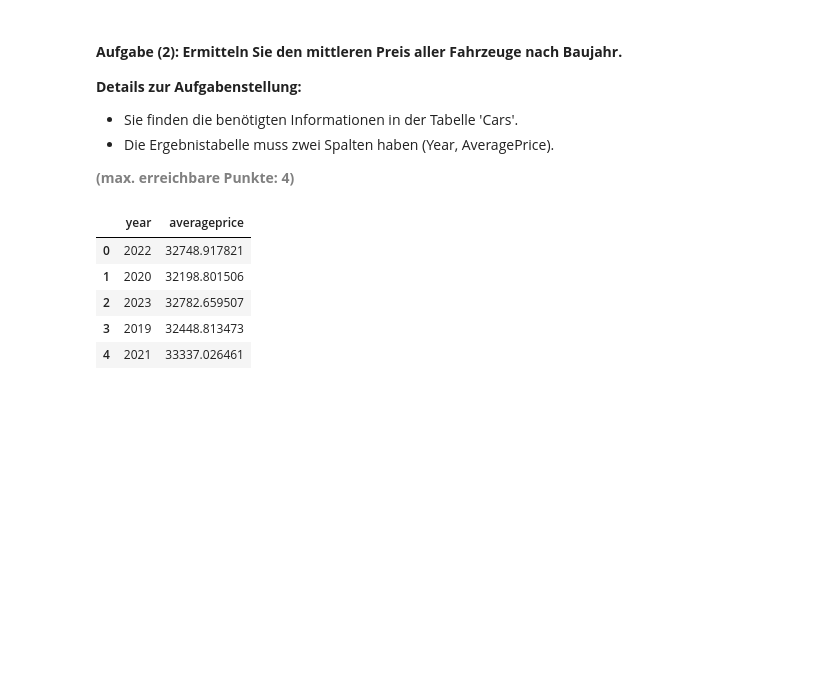
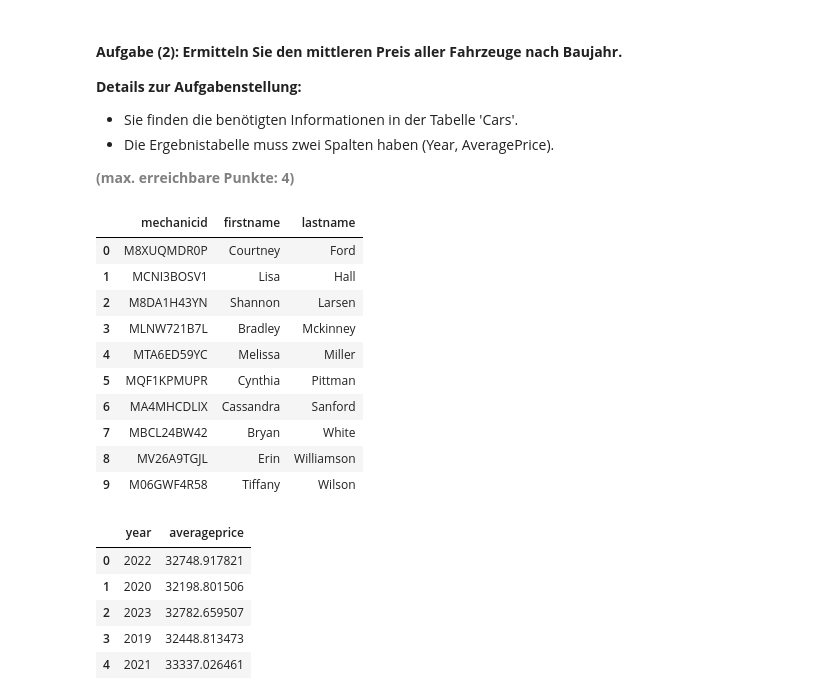
Before and after one commit to KathrinSieber/python_postgresql_pgadmin, a Jupyter notebook: AP01_Mgmt_Nutzung_Relationale_Daten_Solution.ipynb, the cells around one changed output. Saved outputs shown, nothing was run; the diff lists cells and outputs as text; code cells hidden in the pictures; blank space fills up the shorter version.

```diff
--- a/AP01_Mgmt_Nutzung_Relationale_Daten_Solution.ipynb
+++ b/AP01_Mgmt_Nutzung_Relationale_Daten_Solution.ipynb
@@ -226,6 +224,35 @@ df_sub
 - Die Ergebnistabelle muss zwei Spalten haben (Year, AveragePrice).
 
 <b style="color: gray;">(max. erreichbare Punkte: 4)</b>
+# %%
+# Engine für Datenbankverbindung erstellen
+engine = create_engine(db_connection_url)
+
+# Define a query
+df_sub = pd.read_sql_query("""SELECT
+
+                            mechanicid, firstname, lastname
+                                    FROM Mechanics
+                           ORDER BY lastname""",
+                          con=engine)
+
+# Datenbankverbindung trennen
+engine.dispose()
+
+# Ergebnis anzeigen
+df_sub
+# %% [output]
+|  | mechanicid | firstname | lastname |
+| 0 | M8XUQMDR0P | Courtney | Ford |
+| 1 | MCNI3BOSV1 | Lisa | Hall |
+| 2 | M8DA1H43YN | Shannon | Larsen |
+| 3 | MLNW721B7L | Bradley | Mckinney |
+| 4 | MTA6ED59YC | Melissa | Miller |
+| 5 | MQF1KPMUPR | Cynthia | Pittman |
+| 6 | MA4MHCDLIX | Cassandra | Sanford |
+| 7 | MBCL24BW42 | Bryan | White |
+| 8 | MV26A9TGJL | Erin | Williamson |
+| 9 | M06GWF4R58 | Tiffany | Wilson |
 # %%
 # Engine für Datenbankverbindung erstellen
 engine = create_engine(db_connection_url)
```
Also changed, not shown: parts of 2 cells of this notebook, 2 other files.
